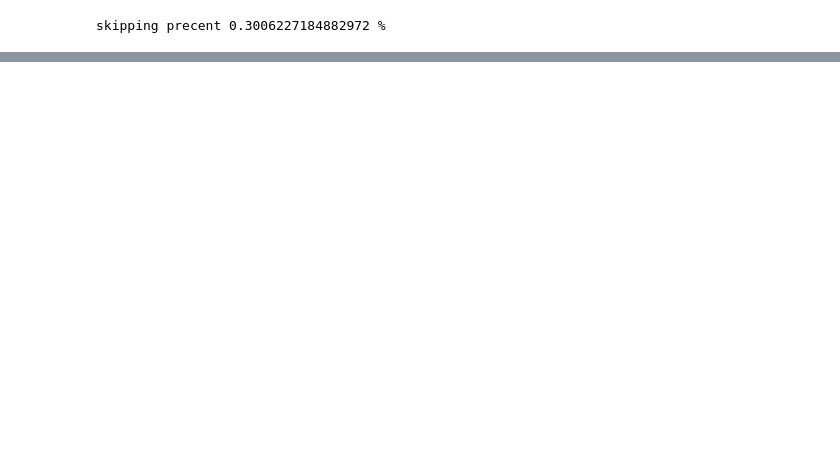
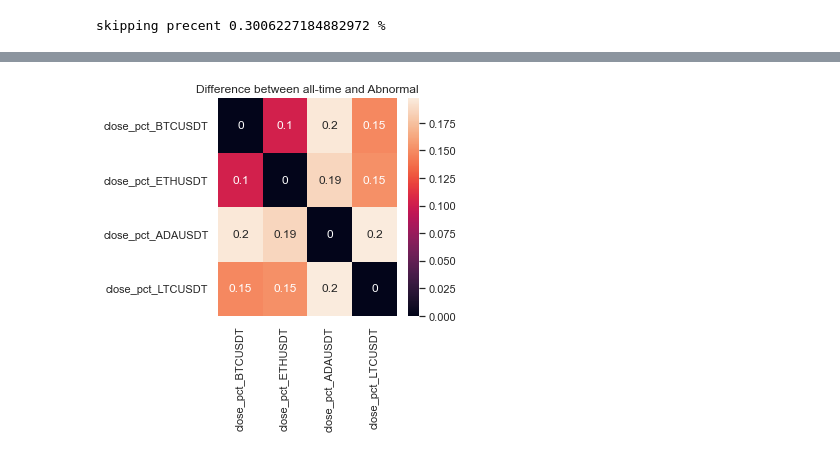
Before and after one commit to guyvandam/3rdYearResearchProject, a Jupyter notebook: correlation_research.ipynb, the cells around one changed output, grey strips where cells are left out. Saved outputs shown, nothing was run; the diff lists cells and outputs as text; code cells hidden in the pictures; blank space fills up the shorter version.

```diff
--- a/correlation_research.ipynb
+++ b/correlation_research.ipynb
@@ -94,0 +116,4 @@ sn.heatmap(mean_corr_df, annot=True).set(title='Mean of 1min all time correaltio
+# %%
+plot_heatmap(abnormal_correlation_matrix_list.mean(axis=0)-alltime_correlation_matrix_list.mean(axis=0), "Difference between all-time and Abnormal")
+# %% [output]
+[figure, added]
```
Also changed, not shown: parts of 16 cells of this notebook, 3 other files.
